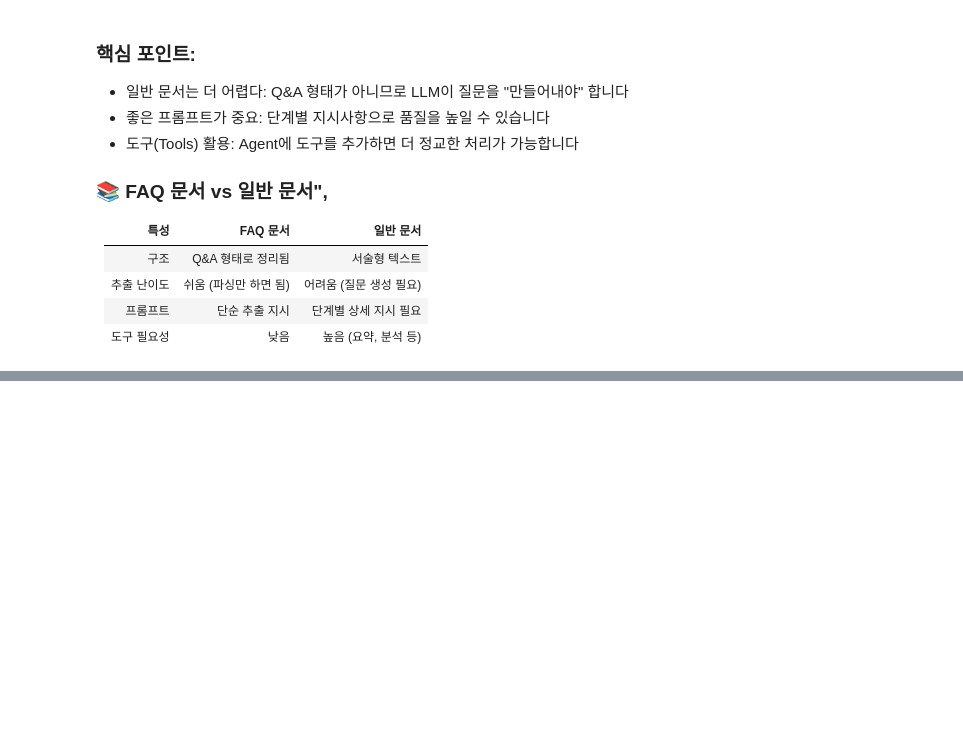
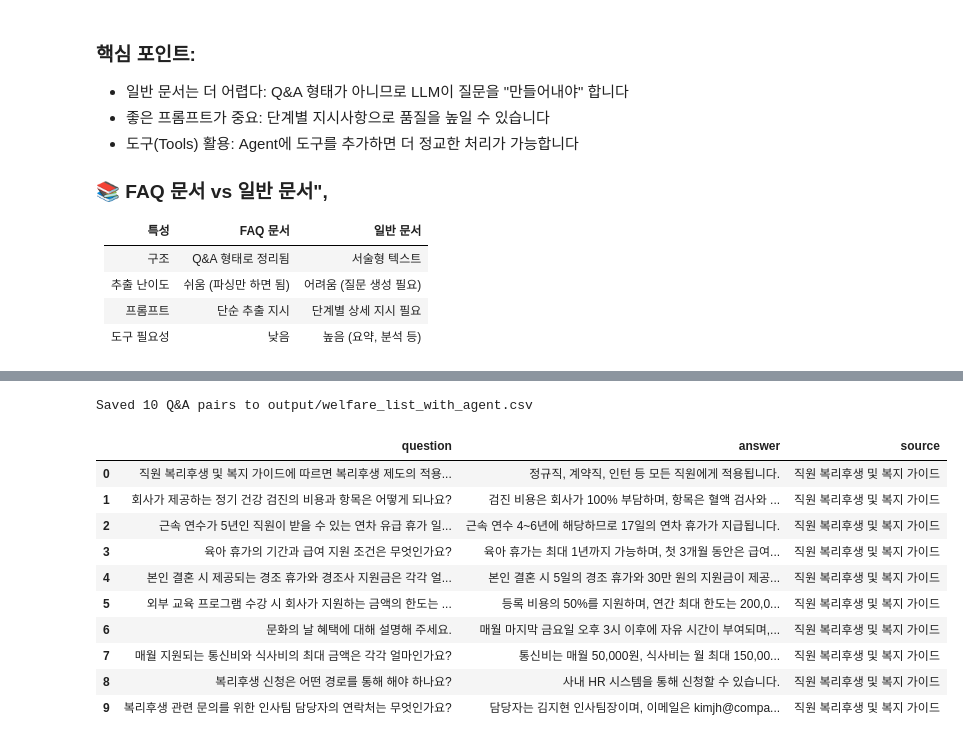
Before and after one commit to KyungbinChoi/LLM_Eval_study, a Jupyter notebook: 03.Custom_agent_with_generic_docs.ipynb, the cells around one changed output, grey strips where cells are left out. Cells and saved outputs as stored; diff of their text form; code cells hidden in the pictures; blank space fills up the shorter version.

```diff
--- a/03.Custom_agent_with_generic_docs.ipynb
+++ b/03.Custom_agent_with_generic_docs.ipynb
@@ -35,0 +62,35 @@ model = ChatGoogleGenerativeAI(
+# %%
+# Agent에 문서를 전달하여 Q&A 생성 실행
+benefits_dataset = agent.invoke({
+    "messages": [{
+        "role": "user",
+        "content": f"""Generate a ground truth dataset based on the following document:
+{markdown_content}
+"""
+    }]
+})
+# %%
+# tool 을 활용하지 않은 버전
+import pandas as pd
+
+# structured_response에서 Q&A 리스트 추출
+df = pd.DataFrame([gt.model_dump() for gt in benefits_dataset['structured_response'].ground_truths])
+
+# CSV로 저장
+df.to_csv("./welfare_list_with_agent.csv", index=False, encoding="utf-8-sig")
+
+print(f"Saved {len(df)} Q&A pairs to output/welfare_list_with_agent.csv")
+df
+# %% [output]
+Saved 10 Q&A pairs to output/welfare_list_with_agent.csv
+|  | question | answer | source |
+| 0 | 직원 복리후생 및 복지 가이드에 따르면 복리후생 제도의 적용... | 정규직, 계약직, 인턴 등 모든 직원에게 적용됩니다. | 직원 복리후생 및 복지 가이드 |
+| 1 | 회사가 제공하는 정기 건강 검진의 비용과 항목은 어떻게 되나요? | 검진 비용은 회사가 100% 부담하며, 항목은 혈액 검사와 ... | 직원 복리후생 및 복지 가이드 |
+| 2 | 근속 연수가 5년인 직원이 받을 수 있는 연차 유급 휴가 일... | 근속 연수 4~6년에 해당하므로 17일의 연차 휴가가 지급됩니다. | 직원 복리후생 및 복지 가이드 |
+| 3 | 육아 휴가의 기간과 급여 지원 조건은 무엇인가요? | 육아 휴가는 최대 1년까지 가능하며, 첫 3개월 동안은 급여... | 직원 복리후생 및 복지 가이드 |
+| 4 | 본인 결혼 시 제공되는 경조 휴가와 경조사 지원금은 각각 얼... | 본인 결혼 시 5일의 경조 휴가와 30만 원의 지원금이 제공... | 직원 복리후생 및 복지 가이드 |
+| 5 | 외부 교육 프로그램 수강 시 회사가 지원하는 금액의 한도는 ... | 등록 비용의 50%를 지원하며, 연간 최대 한도는 200,0... | 직원 복리후생 및 복지 가이드 |
+| 6 | 문화의 날 혜택에 대해 설명해 주세요. | 매월 마지막 금요일 오후 3시 이후에 자유 시간이 부여되며,... | 직원 복리후생 및 복지 가이드 |
+| 7 | 매월 지원되는 통신비와 식사비의 최대 금액은 각각 얼마인가요? | 통신비는 매월 50,000원, 식사비는 월 최대 150,00... | 직원 복리후생 및 복지 가이드 |
+| 8 | 복리후생 신청은 어떤 경로를 통해 해야 하나요? | 사내 HR 시스템을 통해 신청할 수 있습니다. | 직원 복리후생 및 복지 가이드 |
+| 9 | 복리후생 관련 문의를 위한 인사팀 담당자의 연락처는 무엇인가요? | 담당자는 김지현 인사팀장이며, 이메일은 kimjh@compa... | 직원 복리후생 및 복지 가이드 |
```
Also changed, not shown: parts of 10 cells of this notebook, 3 other files.
